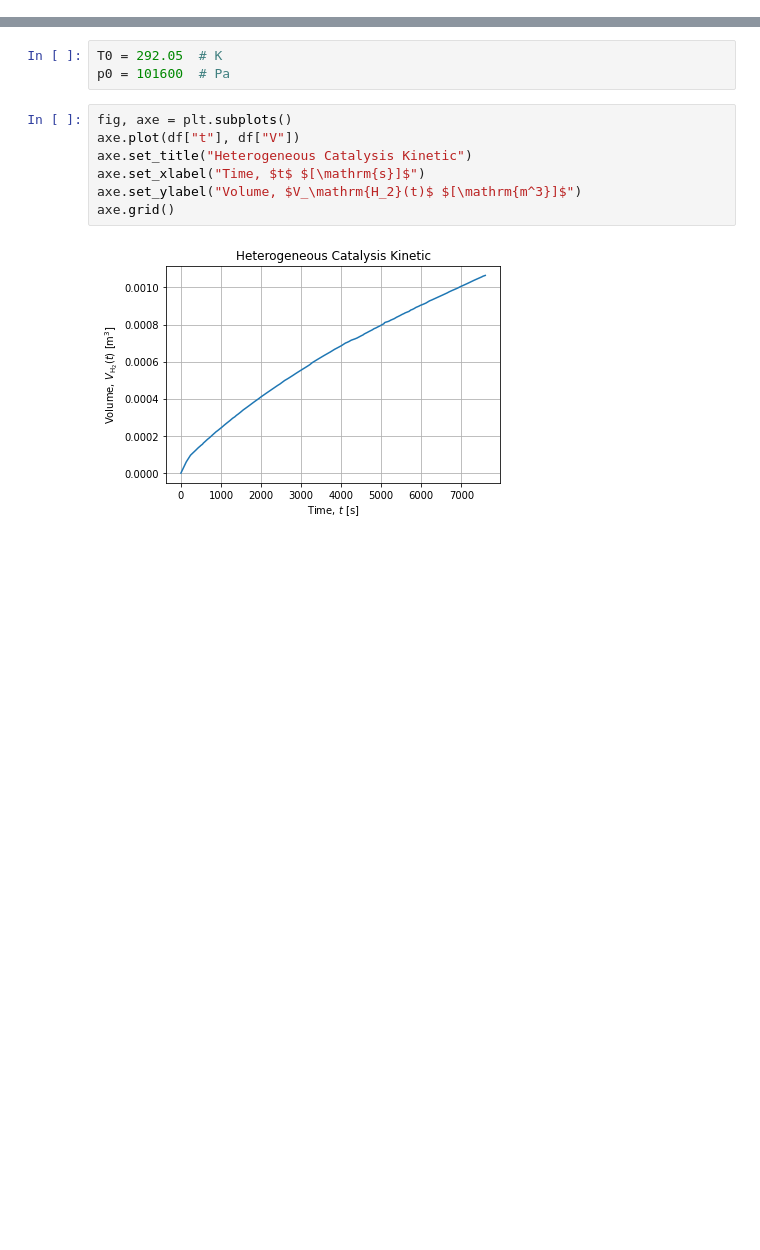
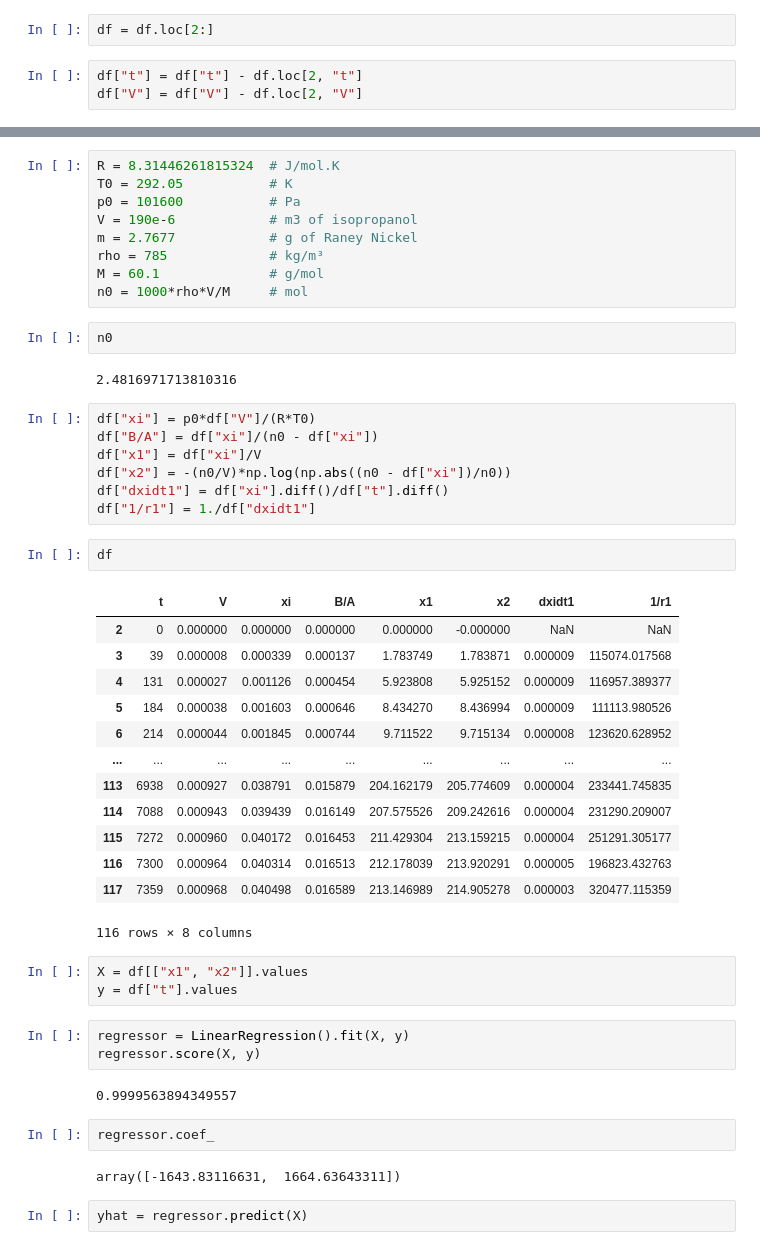
Before and after one commit to jlandercy/cookbook, a Jupyter notebook: python/posts/CatHet.ipynb, the cells around one changed output, grey strips where cells are left out. Saved outputs shown, nothing was run; the diff lists cells and outputs as text; blank space fills up the shorter version.

```diff
--- a/python/posts/CatHet.ipynb
+++ b/python/posts/CatHet.ipynb
@@ -5,0 +26,5 @@ df = pd.read_excel("cathet.xlsx")
+# %%
+df = df.loc[2:]
+# %%
+df["t"] = df["t"] - df.loc[2, "t"]
+df["V"] = df["V"] - df.loc[2, "V"]
@@ -6,12 +49,50 @@ df = pd.read_excel("cathet.xlsx")
 # %%
-T0 = 292.05  # K
-p0 = 101600  # Pa
+R = 8.31446261815324  # J/mol.K
+T0 = 292.05           # K
+p0 = 101600           # Pa
+V = 190e-6            # m3 of isopropanol
+m = 2.7677            # g of Raney Nickel
+rho = 785             # kg/m³
+M = 60.1              # g/mol
+n0 = 1000*rho*V/M     # mol
-# %%
-fig, axe = plt.subplots()
-axe.plot(df["t"], df["V"])
-axe.set_title("Heterogeneous Catalysis Kinetic")
-axe.set_xlabel("Time, $t$ $[\mathrm{s}]$")
-axe.set_ylabel("Volume, $V_\mathrm{H_2}(t)$ $[\mathrm{m^3}]$")
-axe.grid()
-# %% [output]
-[figure, removed]
+# %%
+n0
+# %% [output]
+2.4816971713810316
+# %%
+df["xi"] = p0*df["V"]/(R*T0)
+df["B/A"] = df["xi"]/(n0 - df["xi"])
+df["x1"] = df["xi"]/V
+df["x2"] = -(n0/V)*np.log(np.abs((n0 - df["xi"])/n0))
+df["dxidt1"] = df["xi"].diff()/df["t"].diff()
+df["1/r1"] = 1./df["dxidt1"]
+# %%
+df
+# %% [output]
+|  | t | V | xi | B/A | x1 | x2 | dxidt1 | 1/r1 |
+| 2 | 0 | 0.000000 | 0.000000 | 0.000000 | 0.000000 | -0.000000 | NaN | NaN |
+| 3 | 39 | 0.000008 | 0.000339 | 0.000137 | 1.783749 | 1.783871 | 0.000009 | 115074.017568 |
+| 4 | 131 | 0.000027 | 0.001126 | 0.000454 | 5.923808 | 5.925152 | 0.000009 | 116957.389377 |
+| 5 | 184 | 0.000038 | 0.001603 | 0.000646 | 8.434270 | 8.436994 | 0.000009 | 111113.980526 |
+| 6 | 214 | 0.000044 | 0.001845 | 0.000744 | 9.711522 | 9.715134 | 0.000008 | 123620.628952 |
+| ... | ... | ... | ... | ... | ... | ... | ... | ... |
+| 113 | 6938 | 0.000927 | 0.038791 | 0.015879 | 204.162179 | 205.774609 | 0.000004 | 233441.745835 |
+| 114 | 7088 | 0.000943 | 0.039439 | 0.016149 | 207.575526 | 209.242616 | 0.000004 | 231290.209007 |
+| 115 | 7272 | 0.000960 | 0.040172 | 0.016453 | 211.429304 | 213.159215 | 0.000004 | 251291.305177 |
+| 116 | 7300 | 0.000964 | 0.040314 | 0.016513 | 212.178039 | 213.920291 | 0.000005 | 196823.432763 |
+| 117 | 7359 | 0.000968 | 0.040498 | 0.016589 | 213.146989 | 214.905278 | 0.000003 | 320477.115359 |
+116 rows × 8 columns
+# %%
+X = df[["x1", "x2"]].values
+y = df["t"].values
+# %%
+regressor = LinearRegression().fit(X, y)
+regressor.score(X, y)
+# %% [output]
+0.9999563894349557
+# %%
+regressor.coef_
+# %% [output]
+array([-1643.83116631,  1664.63643311])
+# %%
+yhat = regressor.predict(X)
```
Also changed, not shown: parts of 24 cells of this notebook, 1 other file.
